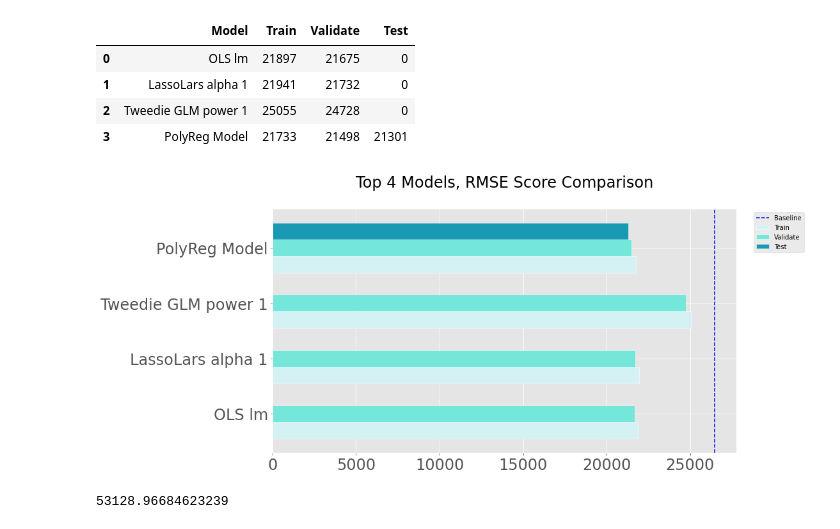
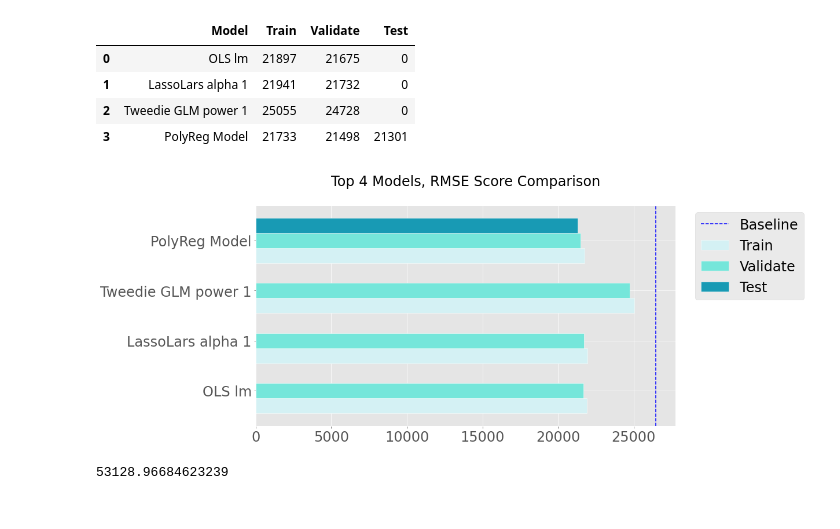
Before and after one commit to Texas-Government-Employee-Salaries/Predicting-Salaries, a Jupyter notebook: cm_notebook.ipynb, the cells around one changed output. Saved outputs shown, nothing was run; the diff lists cells and outputs as text; code cells hidden in the pictures.

Commit message:
Increase legend size

```diff
--- a/cm_notebook.ipynb
+++ b/cm_notebook.ipynb
@@ -454,19 +454,19 @@ plt.style.use("ggplot")
 # %%
 score_df2 = score_df.set_index('Model').sort_values(by=['Validate', 'Model'], ascending=False)
 score_df2.sort_values(by=['Test', 'Validate']).plot.barh(alpha=1, width=0.9, ec='white', color=colors)
 # plot baseline
 plt.axvline(x=26448, c='blue', linestyle='--')
-plt.legend(['Baseline', 'Train', 'Validate', 'Test'], bbox_to_anchor=(1.03, 1))
+plt.legend(['Baseline', 'Train', 'Validate', 'Test'], bbox_to_anchor=(1.03, 1), prop={'size': 24})
 plt.ylabel('')
 ax = plt.gca()
 ax.tick_params(axis = 'both', which = 'major', labelsize = 24)
 ax.tick_params(axis = 'both', which = 'minor', labelsize = 16)
 # set ticks to percentages
 #plt.gca().xaxis.set_major_formatter(mpl.ticker.FuncFormatter('{:.0%}'.format))
 plt.title('Top 4 Models, RMSE Score Comparison\n', fontsize=24)
 plt.show()
 # %% [output]
-[figure, old version]
+[figure, new version]
 # %%
 train[train.is_hispanic==0].annual_salary.mean()
 # %% [output]
```
Also changed, not shown: 1 other file.
